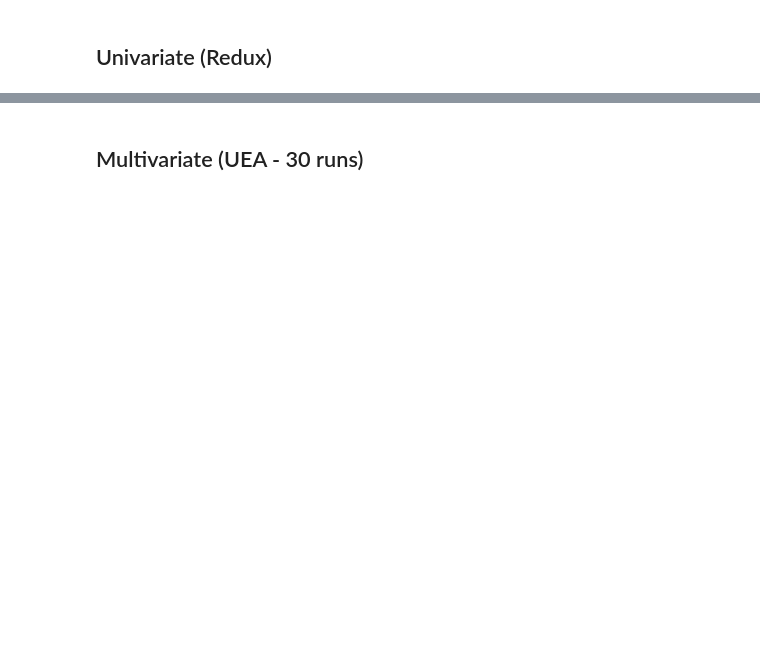
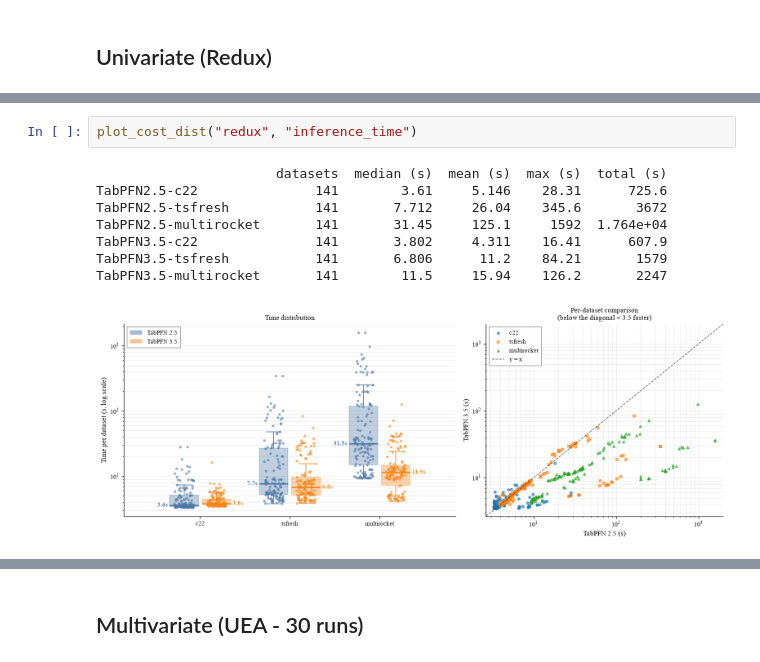
Before and after one commit to gabrielcmerlin/FewShot-TS2TabPFN, a Jupyter notebook: results/plots.ipynb, the cells around one changed output, grey strips where cells are left out. Cells and saved outputs as stored; diff of their text form; blank space fills up the shorter version.

```diff
--- a/results/plots.ipynb
+++ b/results/plots.ipynb
@@ -573,0 +1085,11 @@ plt.show()
+# %%
+plot_cost_dist("redux", "inference_time")
+# %% [output]
+                       datasets  median (s)  mean (s)  max (s)  total (s)
+TabPFN2.5-c22               141        3.61     5.146    28.31      725.6
+TabPFN2.5-tsfresh           141       7.712     26.04    345.6       3672
+TabPFN2.5-multirocket       141       31.45     125.1     1592  1.764e+04
+TabPFN3.5-c22               141       3.802     4.311    16.41      607.9
+TabPFN3.5-tsfresh           141       6.806      11.2    84.21       1579
+TabPFN3.5-multirocket       141        11.5     15.94    126.2       2247
+[figure, added]
```
Also changed, not shown: parts of 81 cells of this notebook, 36 other files.
